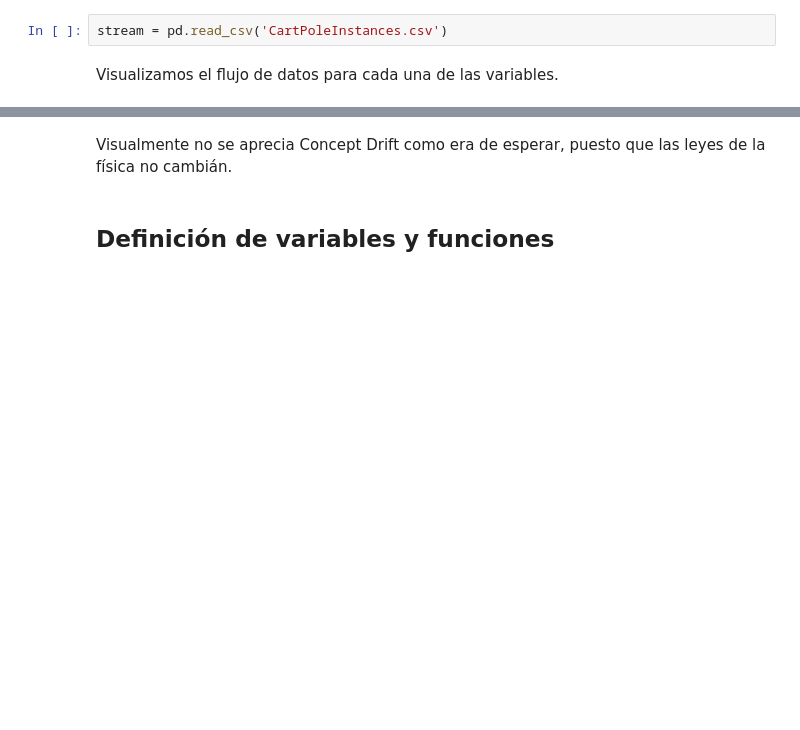
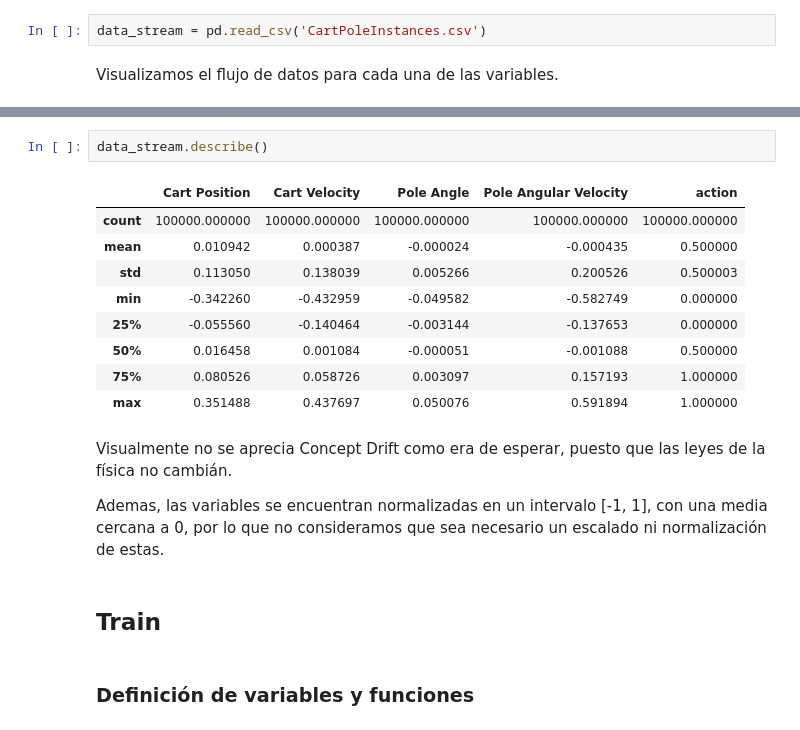
Before and after one commit to SHNacho/data-stream-mining, a Jupyter notebook: cartPole.ipynb, the cells around one changed output, grey strips where cells are left out. Cells and saved outputs as stored; diff of their text form; blank space fills up the shorter version.

```diff
--- a/cartPole.ipynb
+++ b/cartPole.ipynb
@@ -16,7 +19,7 @@ import seaborn as sns
 # %% [markdown]
 ## Análisis del flujo de datos
 # %%
-stream = pd.read_csv('CartPoleInstances.csv')
+data_stream = pd.read_csv('CartPoleInstances.csv')
 # %% [markdown]
 Visualizamos el flujo de datos para cada una de las variables.
 # %%
@@ -32,8 +34,26 @@ for column in stream.columns:
+# %%
+data_stream.describe()
+# %% [output]
+|  | Cart Position | Cart Velocity | Pole Angle | Pole Angular Velocity | action |
+| count | 100000.000000 | 100000.000000 | 100000.000000 | 100000.000000 | 100000.000000 |
+| mean | 0.010942 | 0.000387 | -0.000024 | -0.000435 | 0.500000 |
+| std | 0.113050 | 0.138039 | 0.005266 | 0.200526 | 0.500003 |
+| min | -0.342260 | -0.432959 | -0.049582 | -0.582749 | 0.000000 |
+| 25% | -0.055560 | -0.140464 | -0.003144 | -0.137653 | 0.000000 |
+| 50% | 0.016458 | 0.001084 | -0.000051 | -0.001088 | 0.500000 |
+| 75% | 0.080526 | 0.058726 | 0.003097 | 0.157193 | 1.000000 |
+| max | 0.351488 | 0.437697 | 0.050076 | 0.591894 | 1.000000 |
 # %% [markdown]
 Visualmente no se aprecia Concept Drift como era de esperar, puesto que
 las leyes de la física no cambián.
+
+Ademas, las variables se encuentran normalizadas en un intervalo [-1, 1], con
+una media cercana a 0, por lo que no consideramos que sea necesario un escalado
+ni normalización de estas.
+# %% [markdown]
+## Train
 # %% [markdown]
-## Definición de variables y funciones
+### Definición de variables y funciones
 # %%
 datafile = 'CartPoleInstances.csv'
 
```
Also changed, not shown: parts of 29 cells of this notebook, 4 other files.
